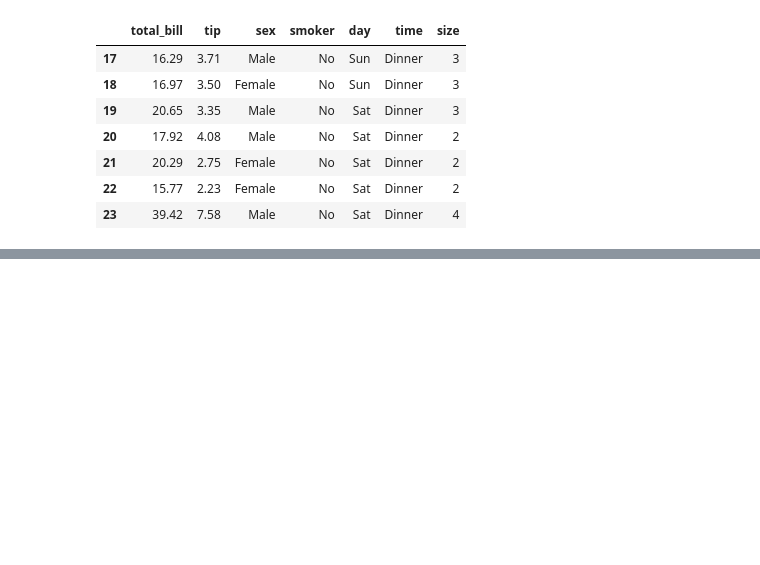
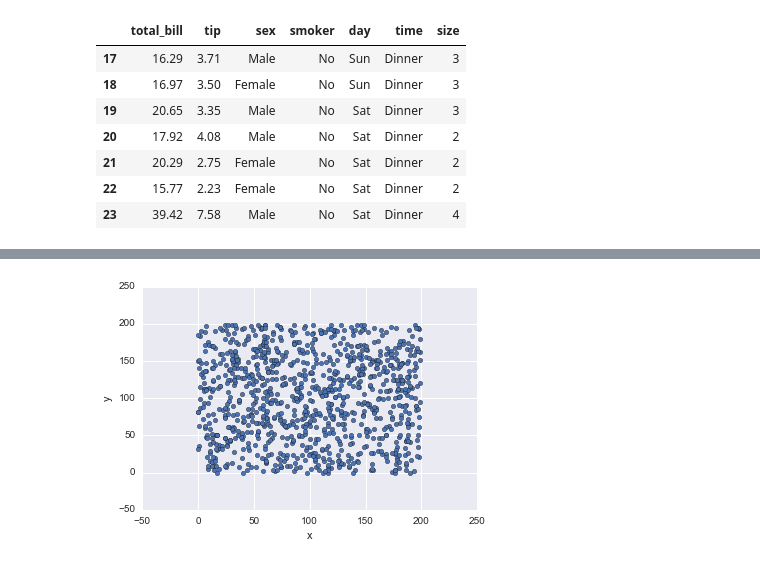
Before and after one commit to sidazhou/ipython_notes, a Jupyter notebook: notes.ipynb, the cells around one changed output, grey strips where cells are left out. Cells and saved outputs as stored; diff of their text form; code cells hidden in the pictures; blank space fills up the shorter version.

```diff
--- a/notes.ipynb
+++ b/notes.ipynb
@@ -283,3 +283,20 @@ whereami(tips,20,3)
 | 21 | 20.29 | 2.75 | Female | No | Sat | Dinner | 2 |
 | 22 | 15.77 | 2.23 | Female | No | Sat | Dinner | 2 |
 | 23 | 39.42 | 7.58 | Male | No | Sat | Dinner | 4 |
+# %%
+%%time
+%%memit pass
+# down sampling in order to plot faster
+
+x = np.random.randint(0, 200, 10**6)
+y = np.random.randint(0, 200, 10**6)
+df = pd.DataFrame({'x':x, 'y':y})
+# df.shape # (1000000, 2)
+
+df.sample(1000).plot(kind='scatter', x='x', y='y')
+
+# without down sampling
+# peak memory: 338.07 MiB, increment: 151.70 MiB
+# CPU times: user 13.8 s, sys: 458 ms, total: 14.3 s
+# Wall time: 14.3 s
+# %% [output]
@@ -285,0 +306 @@ whereami(tips,20,3)
+[figure, added]
```
Also changed, not shown: parts of 1 cell of this notebook, 1 other file.
